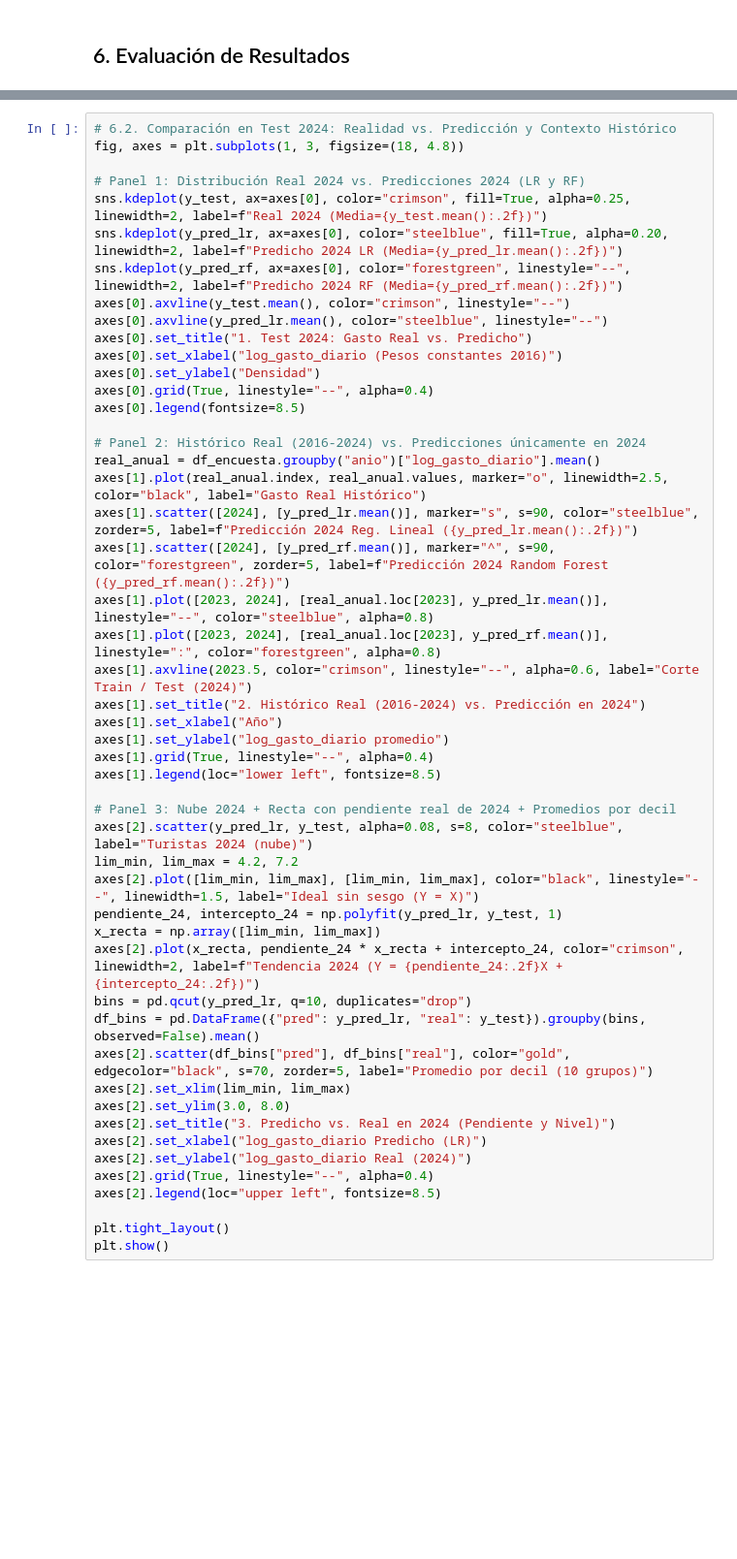
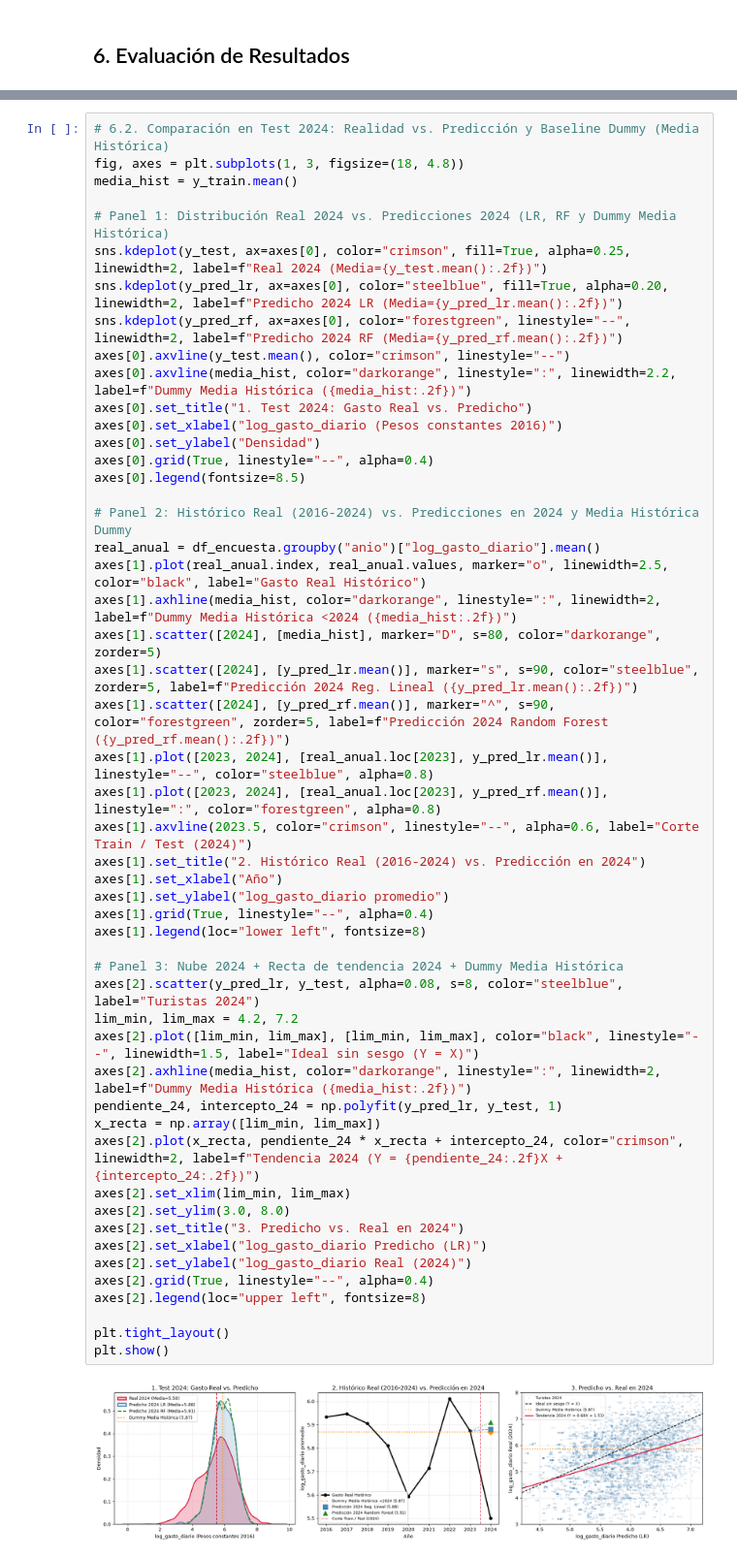
Before and after one commit to vbravo0/intro-ia-bravo, a Jupyter notebook: notebook.ipynb, the cells around one changed output, grey strips where cells are left out. Shown at 97% size. Cells and saved outputs as stored; diff of their text form; blank space fills up the shorter version.

```diff
--- a/notebook.ipynb
+++ b/notebook.ipynb
@@ -828,53 +800,56 @@ display(resultados)
 # %%
-# 6.2. Comparación en Test 2024: Realidad vs. Predicción y Contexto Histórico
+# 6.2. Comparación en Test 2024: Realidad vs. Predicción y Baseline Dummy (Media Histórica)
 fig, axes = plt.subplots(1, 3, figsize=(18, 4.8))
+media_hist = y_train.mean()
 
-# Panel 1: Distribución Real 2024 vs. Predicciones 2024 (LR y RF)
+# Panel 1: Distribución Real 2024 vs. Predicciones 2024 (LR, RF y Dummy Media Histórica)
 sns.kdeplot(y_test, ax=axes[0], color="crimson", fill=True, alpha=0.25, linewidth=2, label=f"Real 2024 (Media={y_test.mean():.2f})")
 sns.kdeplot(y_pred_lr, ax=axes[0], color="steelblue", fill=True, alpha=0.20, linewidth=2, label=f"Predicho 2024 LR (Media={y_pred_lr.mean():.2f})")
 sns.kdeplot(y_pred_rf, ax=axes[0], color="forestgreen", linestyle="--", linewidth=2, label=f"Predicho 2024 RF (Media={y_pred_rf.mean():.2f})")
 axes[0].axvline(y_test.mean(), color="crimson", linestyle="--")
-axes[0].axvline(y_pred_lr.mean(), color="steelblue", linestyle="--")
+axes[0].axvline(media_hist, color="darkorange", linestyle=":", linewidth=2.2, label=f"Dummy Media Histórica ({media_hist:.2f})")
 axes[0].set_title("1. Test 2024: Gasto Real vs. Predicho")
 axes[0].set_xlabel("log_gasto_diario (Pesos constantes 2016)")
 axes[0].set_ylabel("Densidad")
 axes[0].grid(True, linestyle="--", alpha=0.4)
 axes[0].legend(fontsize=8.5)
 
-# Panel 2: Histórico Real (2016-2024) vs. Predicciones únicamente en 2024
+# Panel 2: Histórico Real (2016-2024) vs. Predicciones en 2024 y Media Histórica Dummy
 real_anual = df_encuesta.groupby("anio")["log_gasto_diario"].mean()
 axes[1].plot(real_anual.index, real_anual.values, marker="o", linewidth=2.5, color="black", label="Gasto Real Histórico")
+axes[1].axhline(media_hist, color="darkorange", linestyle=":", linewidth=2, label=f"Dummy Media Histórica <2024 ({media_hist:.2f})")
+axes[1].scatter([2024], [media_hist], marker="D", s=80, color="darkorange", zorder=5)
 axes[1].scatter([2024], [y_pred_lr.mean()], marker="s", s=90, color="steelblue", zorder=5, label=f"Predicción 2024 Reg. Lineal ({y_pred_lr.mean():.2f})")
 axes[1].scatter([2024], [y_pred_rf.mean()], marker="^", s=90, color="forestgreen", zorder=5, label=f"Predicción 2024 Random Forest ({y_pred_rf.mean():.2f})")
 axes[1].plot([2023, 2024], [real_anual.loc[2023], y_pred_lr.mean()], linestyle="--", color="steelblue", alpha=0.8)
 axes[1].plot([2023, 2024], [real_anual.loc[2023], y_pred_rf.mean()], linestyle=":", color="forestgreen", alpha=0.8)
 axes[1].axvline(2023.5, color="crimson", linestyle="--", alpha=0.6, label="Corte Train / Test (2024)")
 axes[1].set_title("2. Histórico Real (2016-2024) vs. Predicción en 2024")
 axes[1].set_xlabel("Año")
 axes[1].set_ylabel("log_gasto_diario promedio")
 axes[1].grid(True, linestyle="--", alpha=0.4)
-axes[1].legend(loc="lower left", fontsize=8.5)
+axes[1].legend(loc="lower left", fontsize=8)
 
-# Panel 3: Nube 2024 + Recta con pendiente real de 2024 + Promedios por decil
-axes[2].scatter(y_pred_lr, y_test, alpha=0.08, s=8, color="steelblue", label="Turistas 2024 (nube)")
+# Panel 3: Nube 2024 + Recta de tendencia 2024 + Dummy Media Histórica
+axes[2].scatter(y_pred_lr, y_test, alpha=0.08, s=8, color="steelblue", label="Turistas 2024")
 lim_min, lim_max = 4.2, 7.2
 axes[2].plot([lim_min, lim_max], [lim_min, lim_max], color="black", linestyle="--", linewidth=1.5, label="Ideal sin sesgo (Y = X)")
+axes[2].axhline(media_hist, color="darkorange", linestyle=":", linewidth=2, label=f"Dummy Media Histórica ({media_hist:.2f})")
 pendiente_24, intercepto_24 = np.polyfit(y_pred_lr, y_test, 1)
 x_recta = np.array([lim_min, lim_max])
 axes[2].plot(x_recta, pendiente_24 * x_recta + intercepto_24, color="crimson", linewidth=2, label=f"Tendencia 2024 (Y = {pendiente_24:.2f}X + {intercepto_24:.2f})")
-bins = pd.qcut(y_pred_lr, q=10, duplicates="drop")
-df_bins = pd.DataFrame({"pred": y_pred_lr, "real": y_test}).groupby(bins, observed=False).mean()
-axes[2].scatter(df_bins["pred"], df_bins["real"], color="gold", edgecolor="black", s=70, zorder=5, label="Promedio por decil (10 grupos)")
 axes[2].set_xlim(lim_min, lim_max)
 axes[2].set_ylim(3.0, 8.0)
-axes[2].set_title("3. Predicho vs. Real en 2024 (Pendiente y Nivel)")
+axes[2].set_title("3. Predicho vs. Real en 2024")
 axes[2].set_xlabel("log_gasto_diario Predicho (LR)")
 axes[2].set_ylabel("log_gasto_diario Real (2024)")
 axes[2].grid(True, linestyle="--", alpha=0.4)
-axes[2].legend(loc="upper left", fontsize=8.5)
+axes[2].legend(loc="upper left", fontsize=8)
 
 plt.tight_layout()
 plt.show()
+# %% [output]
+[figure, added]
 # %%
 # 6.3. Interpretabilidad: Coeficientes de Regresión Lineal vs. Importancia en Random Forest
 fig, axes = plt.subplots(1, 2, figsize=(13, 5.5))
```
Also changed, not shown: parts of 12 cells of this notebook.
